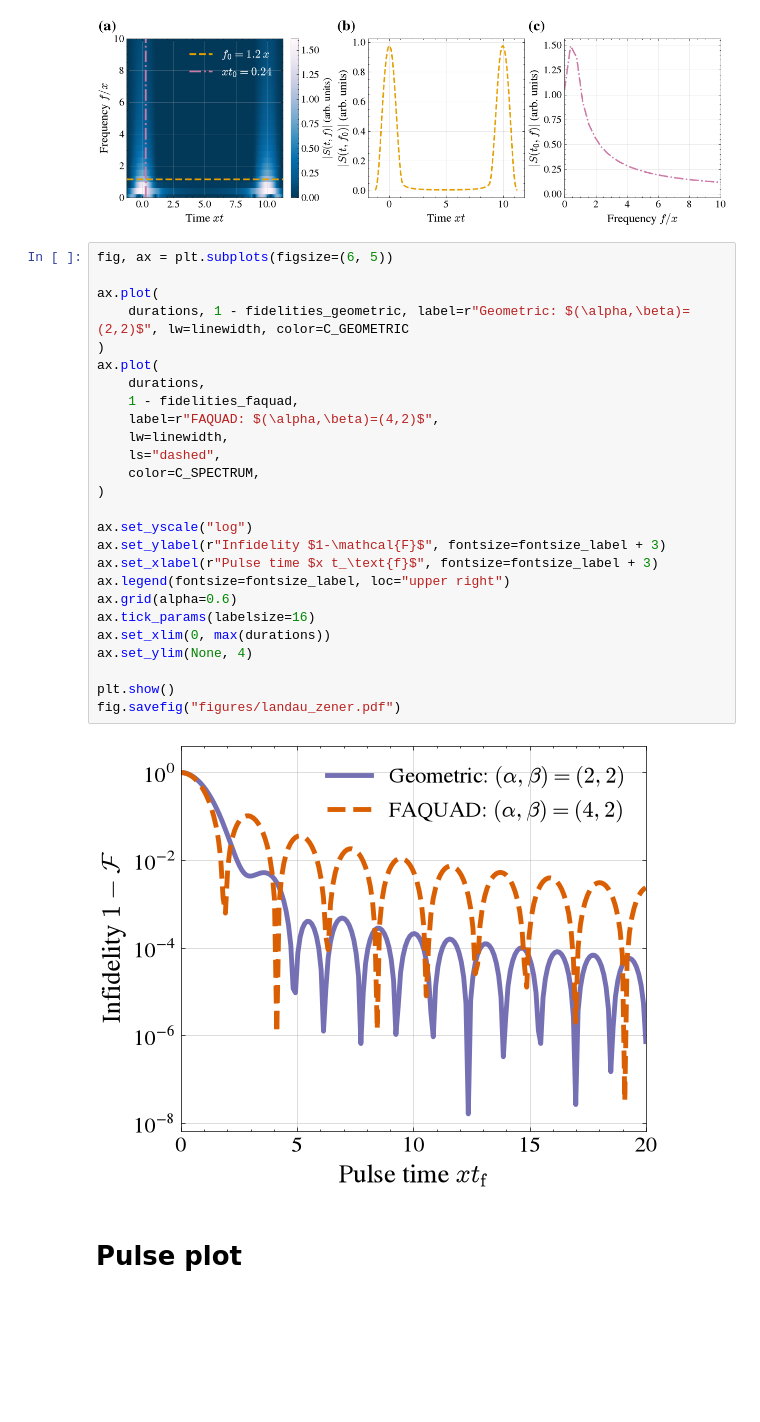
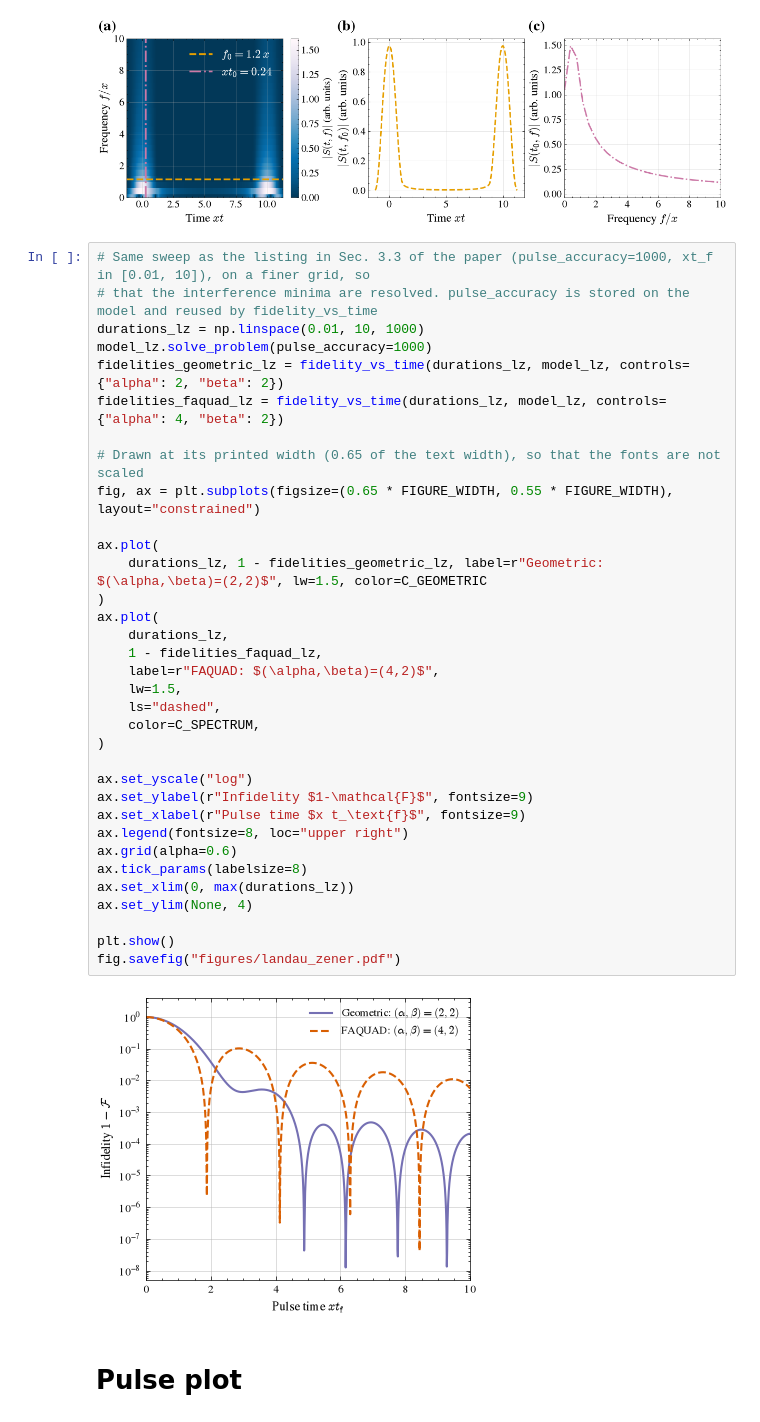
Before and after one commit to geodesiq-control/geodesiq-control, a Jupyter notebook: dev/manuscript_figures.ipynb, the cells around one changed output. Cells and saved outputs as stored; diff of their text form; blank space fills up the shorter version.

Commit message:
Compute Fig. 5 with the printed sweep on a finer grid, at print size (F-26, F-27)
Co-Authored-By: Claude Opus 5.5 <noreply@anthropic.com>

```diff
--- a/dev/manuscript_figures.ipynb
+++ b/dev/manuscript_figures.ipynb
@@ -273,33 +273,41 @@ fig.savefig("figures/LZ_freq_spectrum.pdf")
 # %% [output]
 [figure]
 # %%
-fig, ax = plt.subplots(figsize=(6, 5))
+# Same sweep as the listing in Sec. 3.3 of the paper (pulse_accuracy=1000, xt_f in [0.01, 10]), on a finer grid, so
+# that the interference minima are resolved. pulse_accuracy is stored on the model and reused by fidelity_vs_time
+durations_lz = np.linspace(0.01, 10, 1000)
+model_lz.solve_problem(pulse_accuracy=1000)
+fidelities_geometric_lz = fidelity_vs_time(durations_lz, model_lz, controls={"alpha": 2, "beta": 2})
+fidelities_faquad_lz = fidelity_vs_time(durations_lz, model_lz, controls={"alpha": 4, "beta": 2})
+
+# Drawn at its printed width (0.65 of the text width), so that the fonts are not scaled
+fig, ax = plt.subplots(figsize=(0.65 * FIGURE_WIDTH, 0.55 * FIGURE_WIDTH), layout="constrained")
 
 ax.plot(
-    durations, 1 - fidelities_geometric, label=r"Geometric: $(\alpha,\beta)=(2,2)$", lw=linewidth, color=C_GEOMETRIC
+    durations_lz, 1 - fidelities_geometric_lz, label=r"Geometric: $(\alpha,\beta)=(2,2)$", lw=1.5, color=C_GEOMETRIC
 )
 ax.plot(
-    durations,
-    1 - fidelities_faquad,
+    durations_lz,
+    1 - fidelities_faquad_lz,
     label=r"FAQUAD: $(\alpha,\beta)=(4,2)$",
-    lw=linewidth,
+    lw=1.5,
     ls="dashed",
     color=C_SPECTRUM,
 )
 
 ax.set_yscale("log")
-ax.set_ylabel(r"Infidelity $1-\mathcal{F}$", fontsize=fontsize_label + 3)
-ax.set_xlabel(r"Pulse time $x t_\text{f}$", fontsize=fontsize_label + 3)
-ax.legend(fontsize=fontsize_label, loc="upper right")
+ax.set_ylabel(r"Infidelity $1-\mathcal{F}$", fontsize=9)
+ax.set_xlabel(r"Pulse time $x t_\text{f}$", fontsize=9)
+ax.legend(fontsize=8, loc="upper right")
 ax.grid(alpha=0.6)
-ax.tick_params(labelsize=16)
-ax.set_xlim(0, max(durations))
+ax.tick_params(labelsize=8)
+ax.set_xlim(0, max(durations_lz))
 ax.set_ylim(None, 4)
 
 plt.show()
 fig.savefig("figures/landau_zener.pdf")
 # %% [output]
-[figure, old version]
+[figure, new version]
 # %% [markdown]
 # Pulse plot
 # %%
```
Also changed, not shown: 1 other file.
